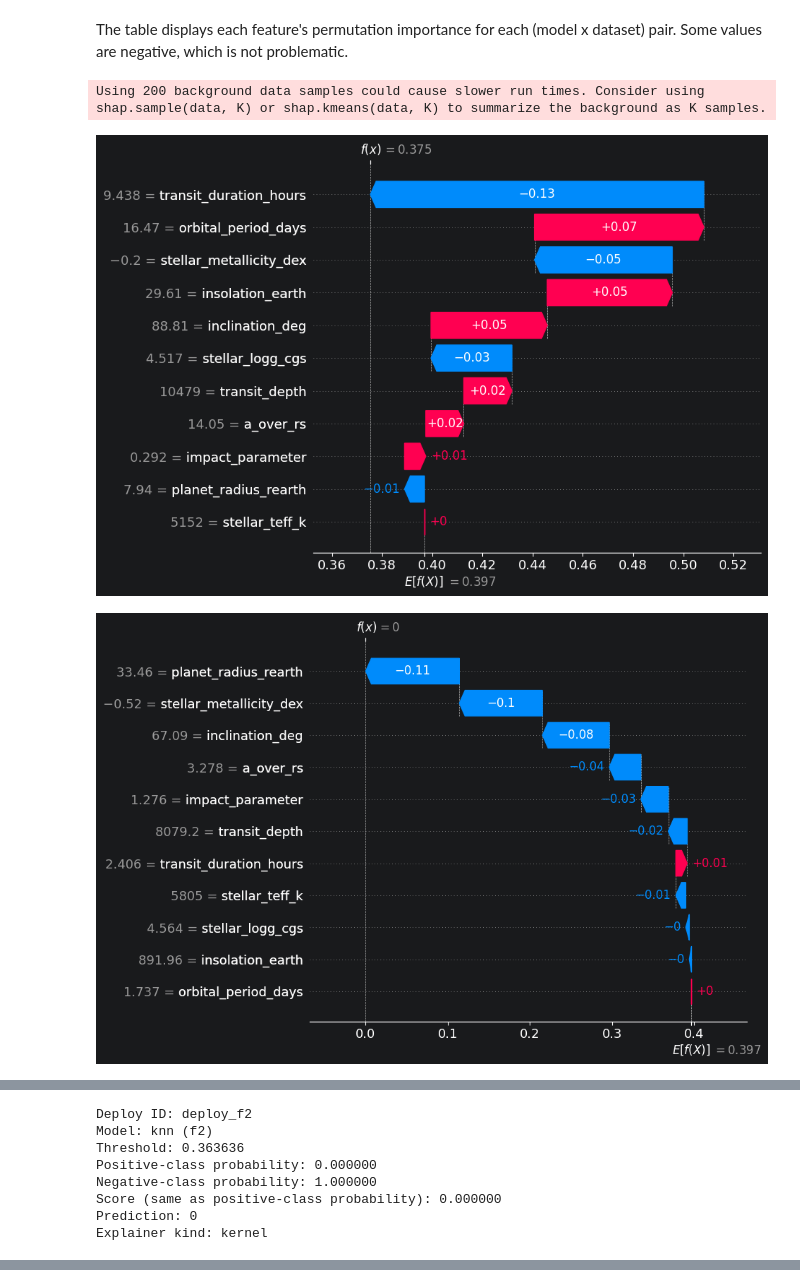
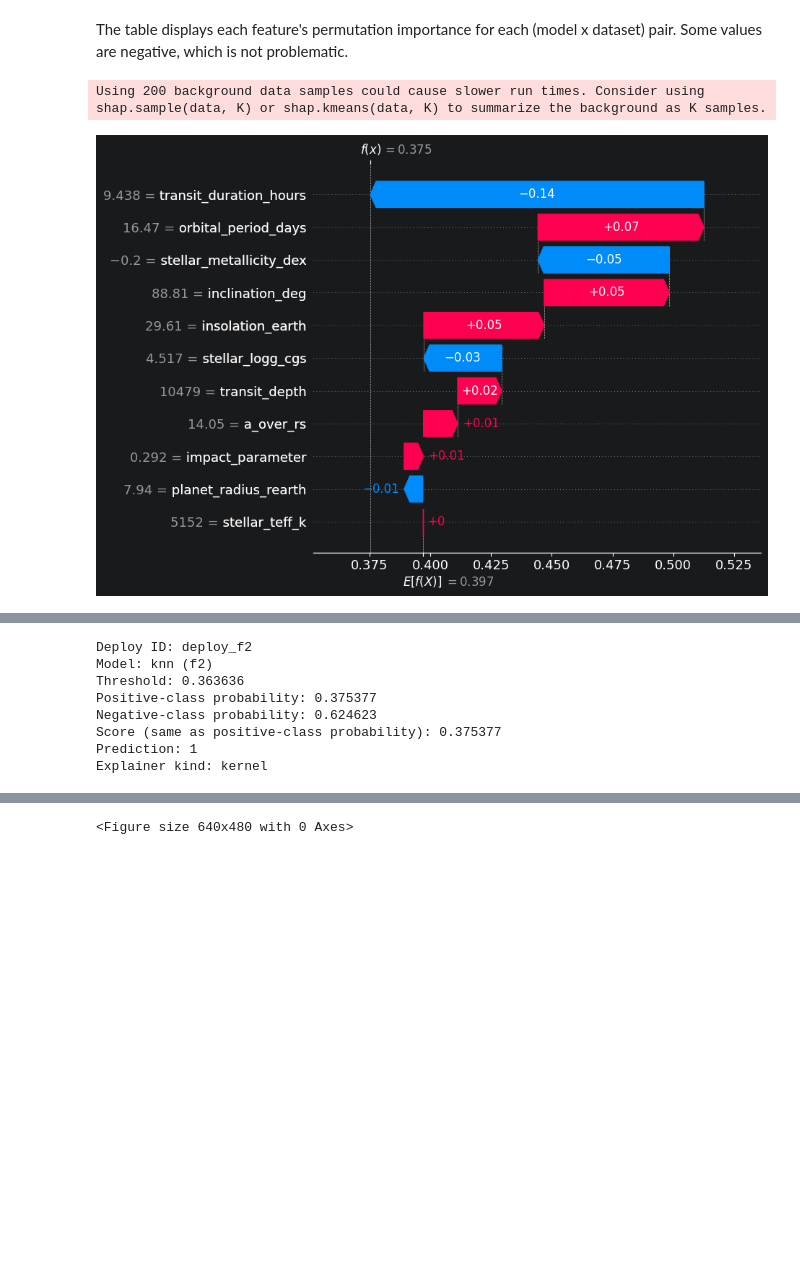
Before and after one commit to JanMatusiak/exoplanet-detection, a Jupyter notebook: notebooks/05_feature_analysis.ipynb, the cells around one changed output, grey strips where cells are left out. Saved outputs shown, nothing was run; the diff lists cells and outputs as text; code cells hidden in the pictures; blank space fills up the shorter version.

```diff
--- a/notebooks/05_feature_analysis.ipynb
+++ b/notebooks/05_feature_analysis.ipynb
@@ -54,8 +52,8 @@ Feature-analysis artifacts: /Users/janma/Desktop/exoplanet-detection/artifacts/f
 | 1 | deploy_precision | hgb | precision_constrained | 0.885432 |
 | 2 | deploy_recall | rf | recall_constrained | 0.029039 |
 # %%
-KOI_test_set = pd.read_csv("../data/processed/KOI_test_set.csv")
-K2P_set = pd.read_csv("../data/processed/K2P_set.csv")
+KOI_test_set = pd.read_csv(KOI_TEST_FILE)
+K2P_set = pd.read_csv(K2P_FILE)
 # %%
 evaluation_sets = build_evaluation_sets(
     KOI_test_set,
@@ -137,33 +136,32 @@ Matrix shape: (11, 10)
 # %% [markdown]
 The table displays each feature's permutation importance for each (model x dataset) pair. Some values are negative, which is not problematic.
 # %%
-sample_row_f2 = KOI_test_set.loc[:, FINAL_FEATURE_COLUMNS].iloc[[0]].copy()
+sample_row_f2 = KOI_test_set.loc[:, FINAL_FEATURE_COLUMNS].iloc[[2]].copy()
 background_f2 = evaluation_sets["KOI_test"][0]
 
 f2_row_explanation = predict_and_explain_single_row(
     deployed_models,
     deploy_id="deploy_f2",
     row=sample_row_f2,
     background_data=background_f2,
     feature_columns=FINAL_FEATURE_COLUMNS,
     max_background_rows=200,
     random_state=42,
     kernel_nsamples=200,
     make_waterfall_plot=True,
     show_waterfall=True,
 )
 
 print(f"Deploy ID: {f2_row_explanation['deploy_id']}")
 print(f"Model: {f2_row_explanation['model_name']} ({f2_row_explanation['profile']})")
 print(f"Threshold: {f2_row_explanation['threshold']:.6f}")
 print(f"Positive-class probability: {f2_row_explanation['probability_positive']:.6f}")
 print(f"Negative-class probability: {f2_row_explanation['probability_negative']:.6f}")
 print(f"Score (same as positive-class probability): {f2_row_explanation['score']:.6f}")
 print(f"Prediction: {f2_row_explanation['prediction']}")
 print(f"Explainer kind: {f2_row_explanation['explainer_kind']}")
 
 f2_row_explanation["shap_values"].head(10)
 # %% [output]
 Using 200 background data samples could cause slower run times. Consider using shap.sample(data, K) or shap.kmeans(data, K) to summarize the background as K samples.
-[figure, old version]
+[figure, new version]
-[figure, removed]
@@ -171,8 +168,8 @@ Using 200 background data samples could cause slower run times. Consider using s
 Deploy ID: deploy_f2
 Model: knn (f2)
 Threshold: 0.363636
-Positive-class probability: 0.000000
-Negative-class probability: 1.000000
-Score (same as positive-class probability): 0.000000
-Prediction: 0
+Positive-class probability: 0.375377
+Negative-class probability: 0.624623
+Score (same as positive-class probability): 0.375377
+Prediction: 1
 Explainer kind: kernel
@@ -189 +186,2 @@ impact_parameter          -0.014960
 Name: shap_value, dtype: float64
+<Figure size 640x480 with 0 Axes>
```
Also changed, not shown: parts of 4 cells of this notebook, 1 other file.
